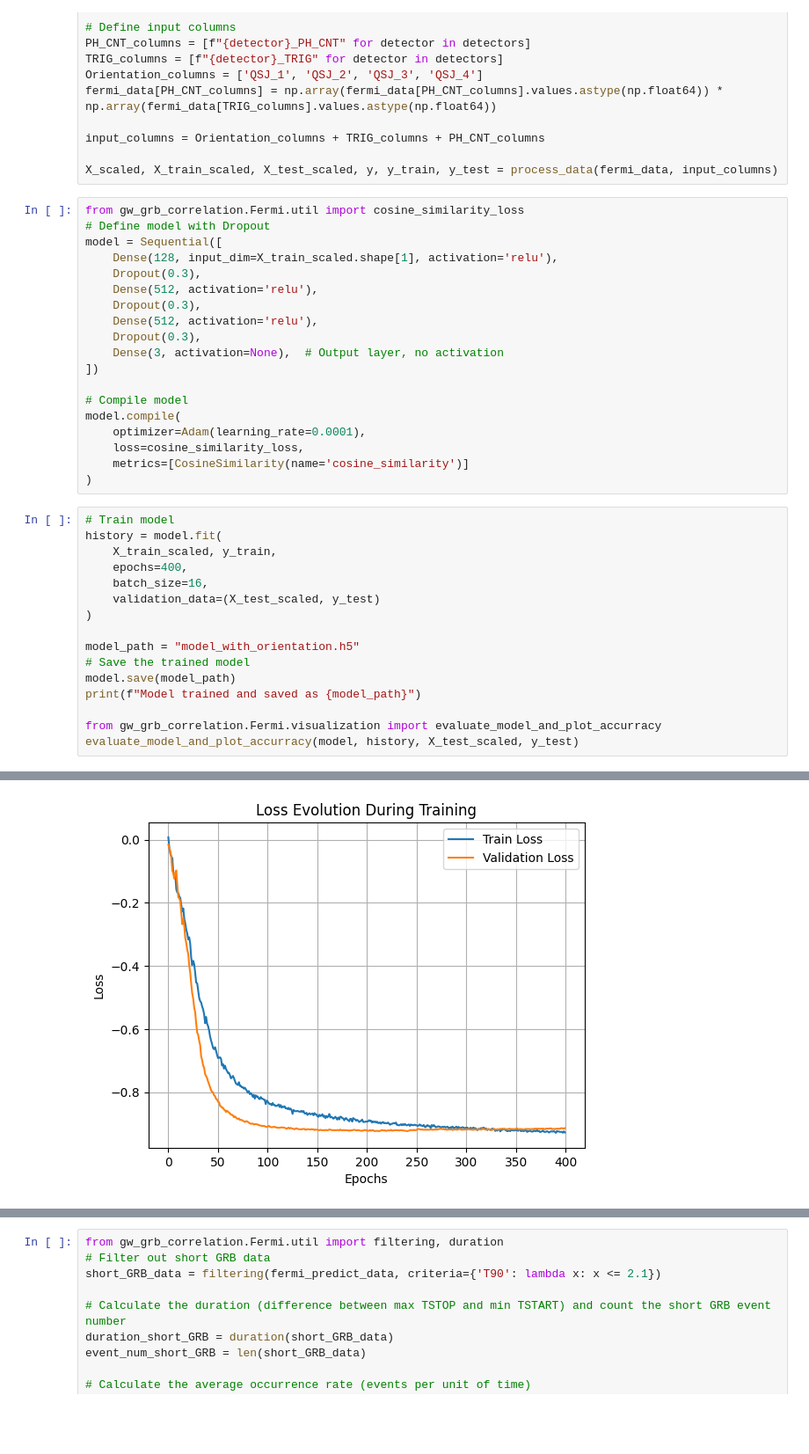
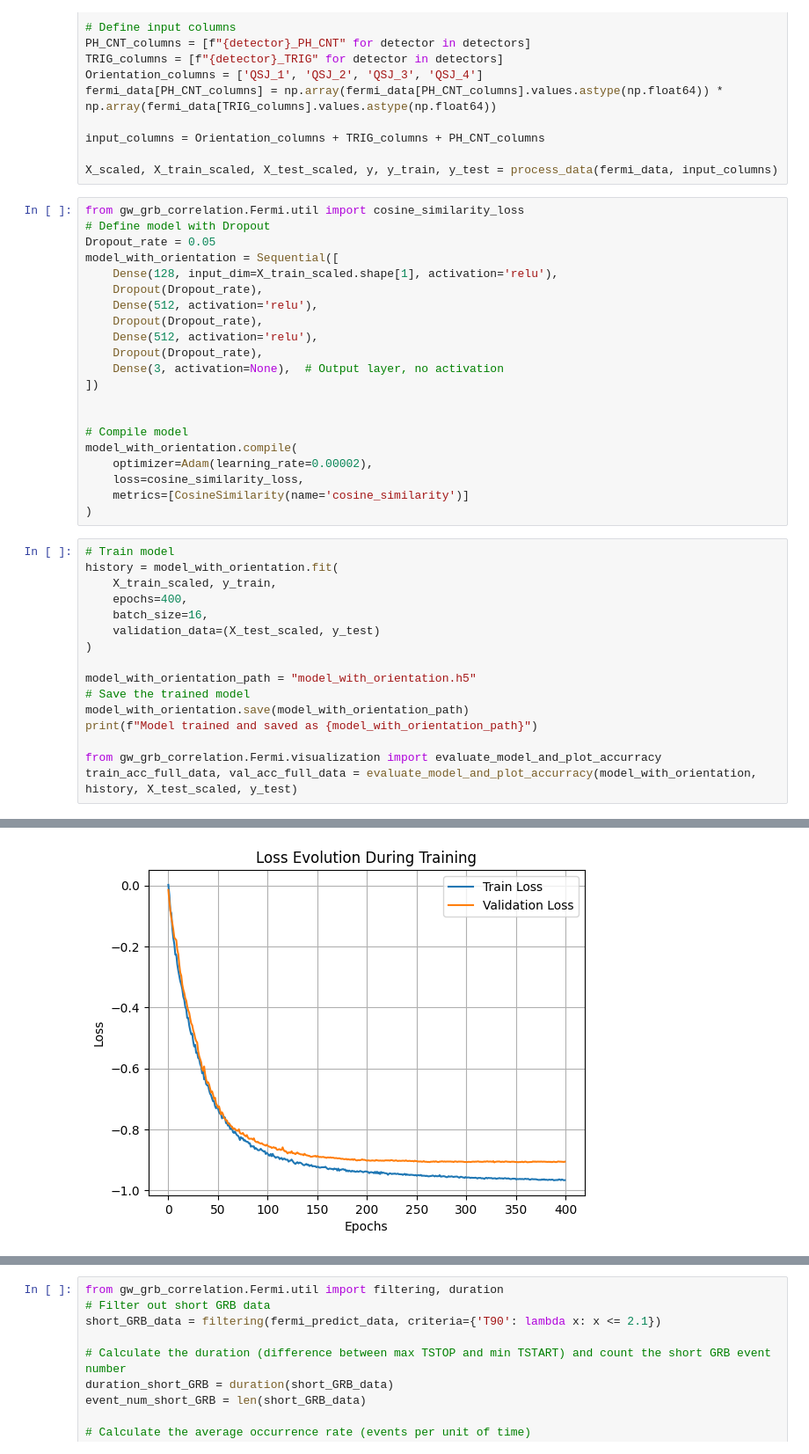
Before and after one commit to PHYS549/group_project_2025, a Jupyter notebook: demo/fermi_position_predictor.ipynb, the cells around one changed output, grey strips where cells are left out. Shown at 88% size. Saved outputs shown, nothing was run; the diff lists cells and outputs as text; blank space fills up the shorter version.

```diff
--- a/demo/fermi_position_predictor.ipynb
+++ b/demo/fermi_position_predictor.ipynb
@@ -34,37 +34,39 @@ X_scaled, X_train_scaled, X_test_scaled, y, y_train, y_test = process_data(fermi
 # %%
 from gw_grb_correlation.Fermi.util import cosine_similarity_loss
 # Define model with Dropout
-model = Sequential([
+Dropout_rate = 0.05
+model_with_orientation = Sequential([
     Dense(128, input_dim=X_train_scaled.shape[1], activation='relu'),
-    Dropout(0.3),
+    Dropout(Dropout_rate),
     Dense(512, activation='relu'),
-    Dropout(0.3),
+    Dropout(Dropout_rate),
     Dense(512, activation='relu'),
-    Dropout(0.3),
+    Dropout(Dropout_rate),
     Dense(3, activation=None),  # Output layer, no activation
 ])
 
+
 # Compile model
-model.compile(
-    optimizer=Adam(learning_rate=0.0001),
+model_with_orientation.compile(
+    optimizer=Adam(learning_rate=0.00002),
     loss=cosine_similarity_loss,
     metrics=[CosineSimilarity(name='cosine_similarity')]
 )
 # %%
 # Train model
-history = model.fit(
+history = model_with_orientation.fit(
     X_train_scaled, y_train,
     epochs=400,
     batch_size=16,
     validation_data=(X_test_scaled, y_test)
 )
 
-model_path = "model_with_orientation.h5"
+model_with_orientation_path = "model_with_orientation.h5"
 # Save the trained model
-model.save(model_path)
-print(f"Model trained and saved as {model_path}")
+model_with_orientation.save(model_with_orientation_path)
+print(f"Model trained and saved as {model_with_orientation_path}")
 
 from gw_grb_correlation.Fermi.visualization import evaluate_model_and_plot_accurracy
-evaluate_model_and_plot_accurracy(model, history, X_test_scaled, y_test)
+train_acc_full_data, val_acc_full_data = evaluate_model_and_plot_accurracy(model_with_orientation, history, X_test_scaled, y_test)
 # %% [output]
 Epoch 1/400
@@ -95 +97 @@ Standard deviation of norms: 0.21337941
-[figure, old version]
+[figure, new version]
```
Also changed, not shown: parts of 17 cells of this notebook, 1 other file.
